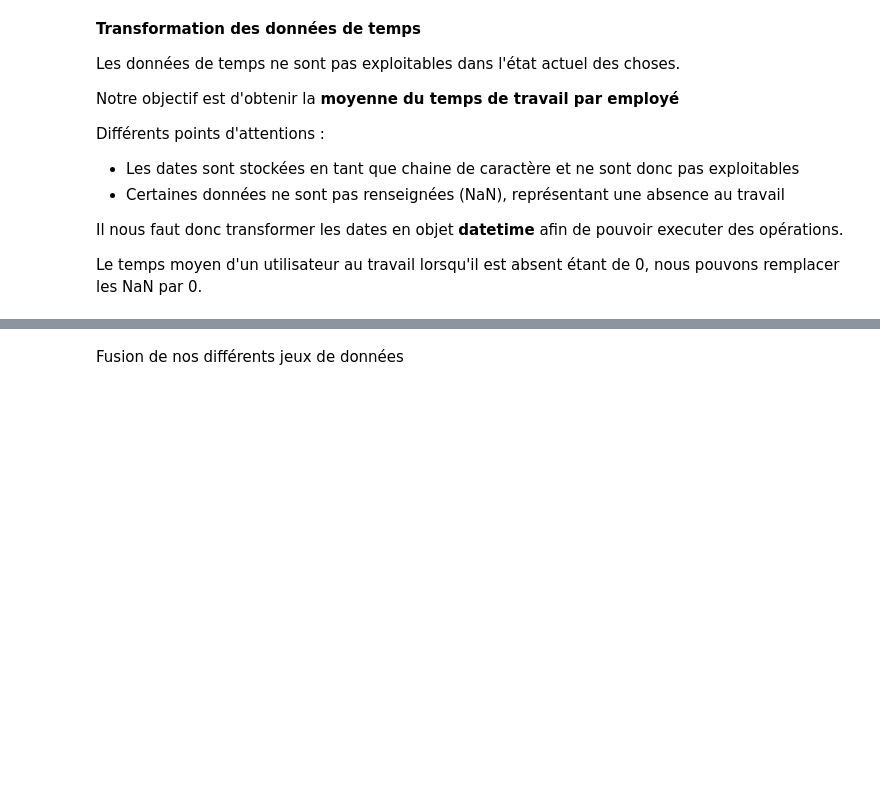
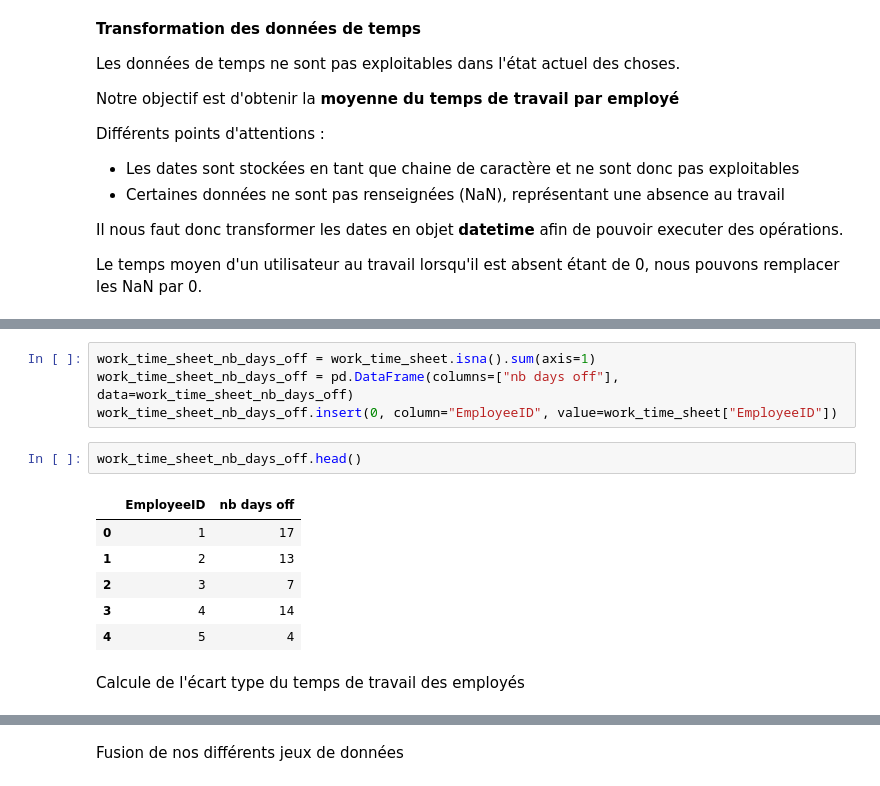
Before and after one commit to Mathieubola/ProjetIA, a Jupyter notebook: Data non-éthique.ipynb.ipynb, the cells around one changed output, grey strips where cells are left out. Saved outputs shown, nothing was run; the diff lists cells and outputs as text; blank space fills up the shorter version.

```diff
--- a/Data non-éthique.ipynb.ipynb
+++ b/Data non-éthique.ipynb.ipynb
@@ -99,0 +107,15 @@ dtype: timedelta64[ns]
+# %%
+work_time_sheet_nb_days_off = work_time_sheet.isna().sum(axis=1)
+work_time_sheet_nb_days_off = pd.DataFrame(columns=["nb days off"], data=work_time_sheet_nb_days_off)
+work_time_sheet_nb_days_off.insert(0, column="EmployeeID", value=work_time_sheet["EmployeeID"])
+# %%
+work_time_sheet_nb_days_off.head()
+# %% [output]
+|  | EmployeeID | nb days off |
+| 0 | 1 | 17 |
+| 1 | 2 | 13 |
+| 2 | 3 | 7 |
+| 3 | 4 | 14 |
+| 4 | 5 | 4 |
+# %% [markdown]
+Calcule de l'écart type du temps de travail des employés
```
Also changed, not shown: parts of 13 cells of this notebook.
